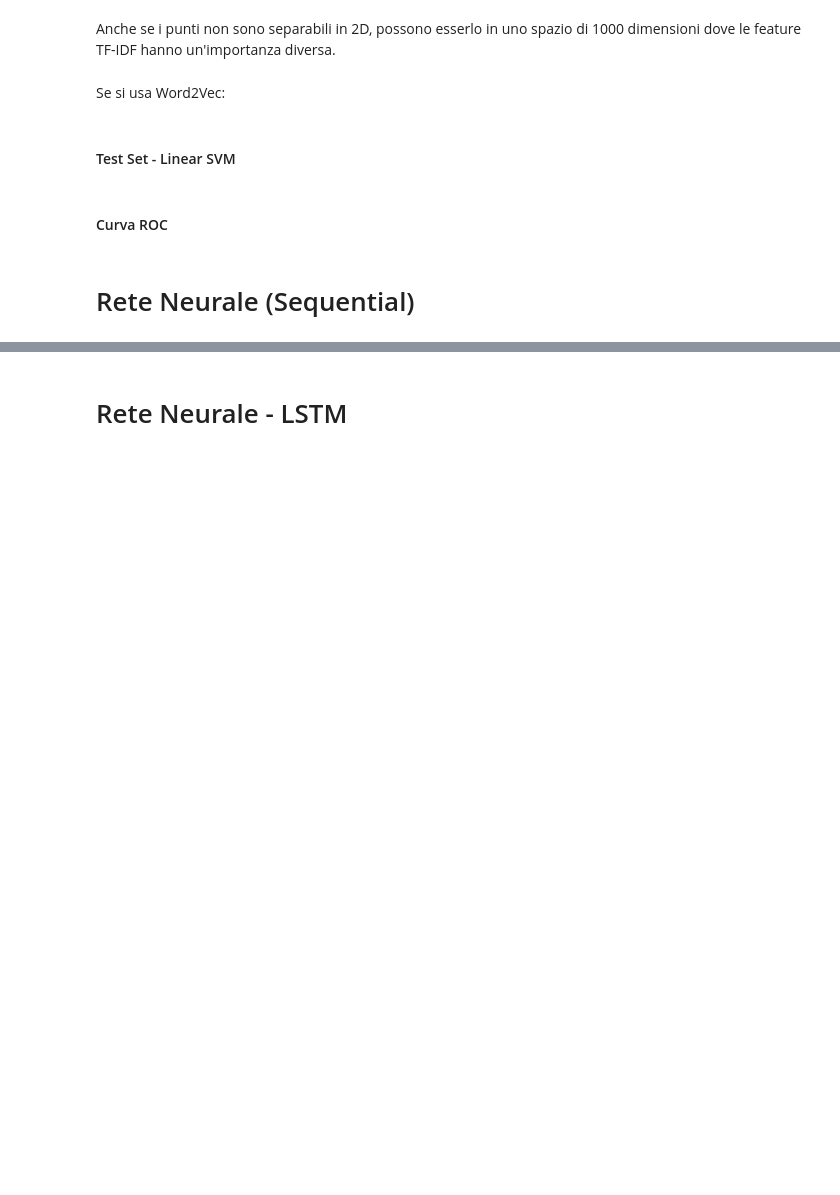
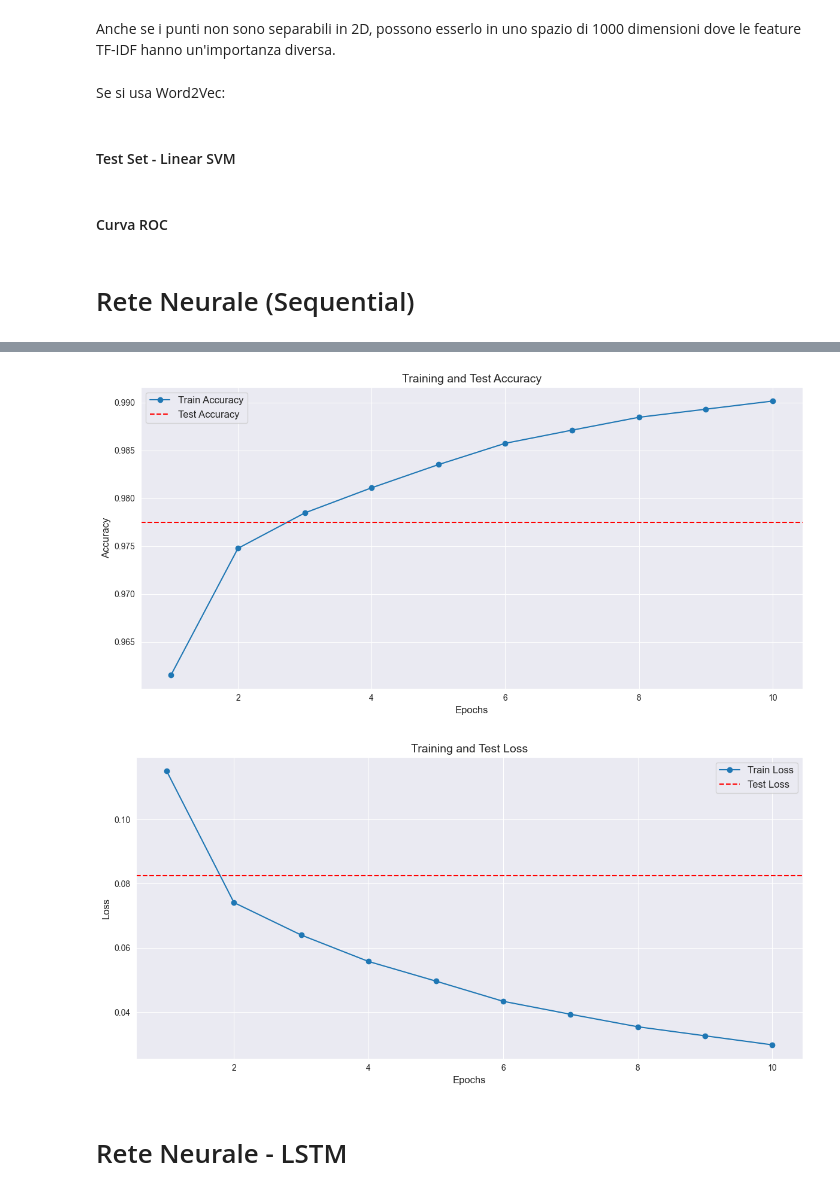
Before and after one commit to diegosantarelli/Data_science_2024, a Jupyter notebook: DS_NLP2/arxiv_analysis.ipynb, the cells around one changed output, grey strips where cells are left out. Saved outputs shown, nothing was run; the diff lists cells and outputs as text; code cells hidden in the pictures; blank space fills up the shorter version.

```diff
--- a/DS_NLP2/arxiv_analysis.ipynb
+++ b/DS_NLP2/arxiv_analysis.ipynb
@@ -799,0 +799,33 @@ plt.show()
+# %%
+# Estrai i dati reali da history.history
+train_accuracy = history.history['accuracy']
+train_loss = history.history['loss']
+
+test_loss, test_accuracy = model.evaluate(X_test_tfidf, y_test_onehot, verbose=1)
+
+epochs = range(1, len(train_accuracy) + 1)
+
+# Plot della curva di accuratezza
+plt.figure(figsize=(12, 6))
+plt.plot(epochs, train_accuracy, label='Train Accuracy', marker='o')
+plt.axhline(y=test_accuracy, color='r', linestyle='--', label='Test Accuracy')
+plt.title('Training and Test Accuracy', fontsize=14)
+plt.xlabel('Epochs', fontsize=12)
+plt.ylabel('Accuracy', fontsize=12)
+plt.legend(fontsize=12)
+plt.grid(True)
+plt.tight_layout()
+plt.show()
+
+# Plot della curva di perdita
+plt.figure(figsize=(12, 6))
+plt.plot(epochs, train_loss, label='Train Loss', marker='o')
+plt.axhline(y=test_loss, color='r', linestyle='--', label='Test Loss')
+plt.title('Training and Test Loss', fontsize=14)
+plt.xlabel('Epochs', fontsize=12)
+plt.ylabel('Loss', fontsize=12)
+plt.legend(fontsize=12)
+plt.grid(True)
+plt.tight_layout()
+plt.show()
+# %% [output]
@@ -800,3 +833,5 @@ plt.show()
+[figure, added]
+[figure, added]
 # %% [markdown]
 # Rete Neurale - LSTM
 # %%
```
Also changed, not shown: parts of 10 cells of this notebook.
